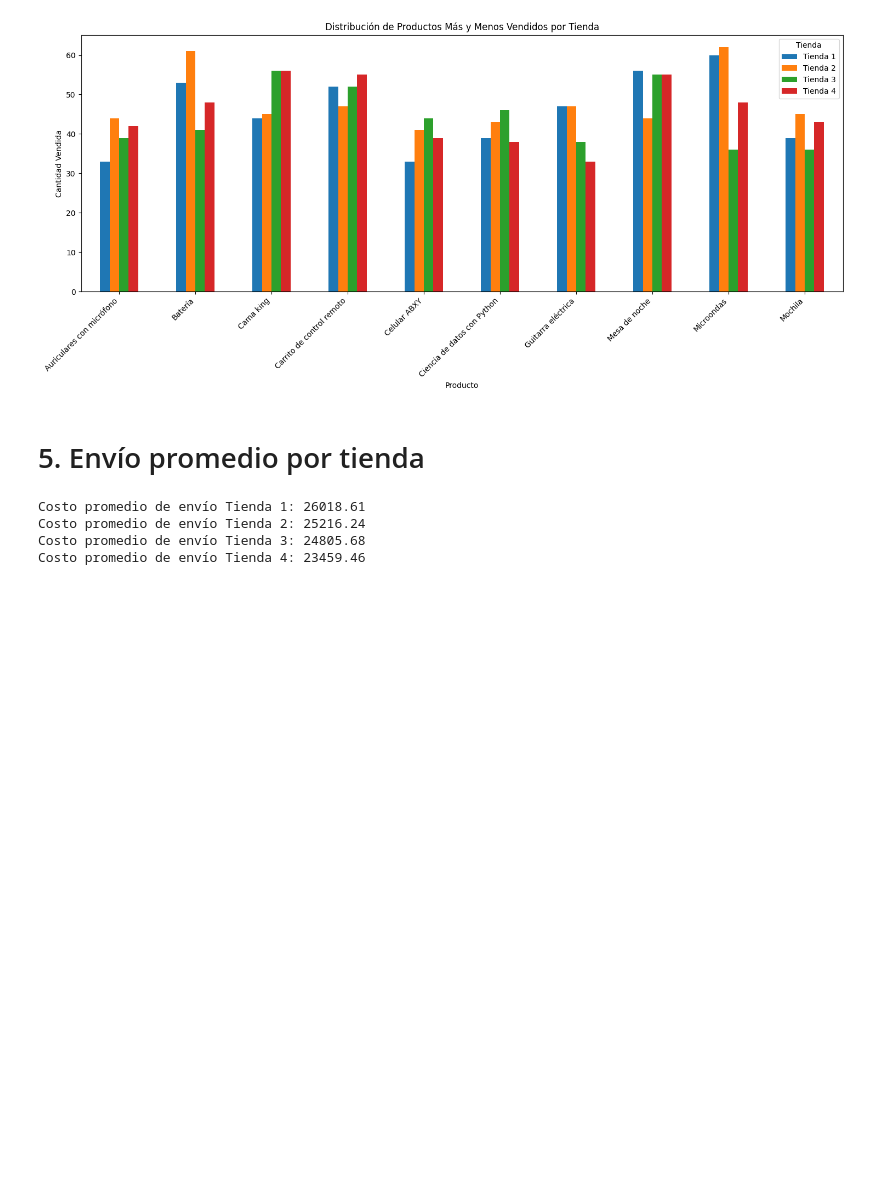
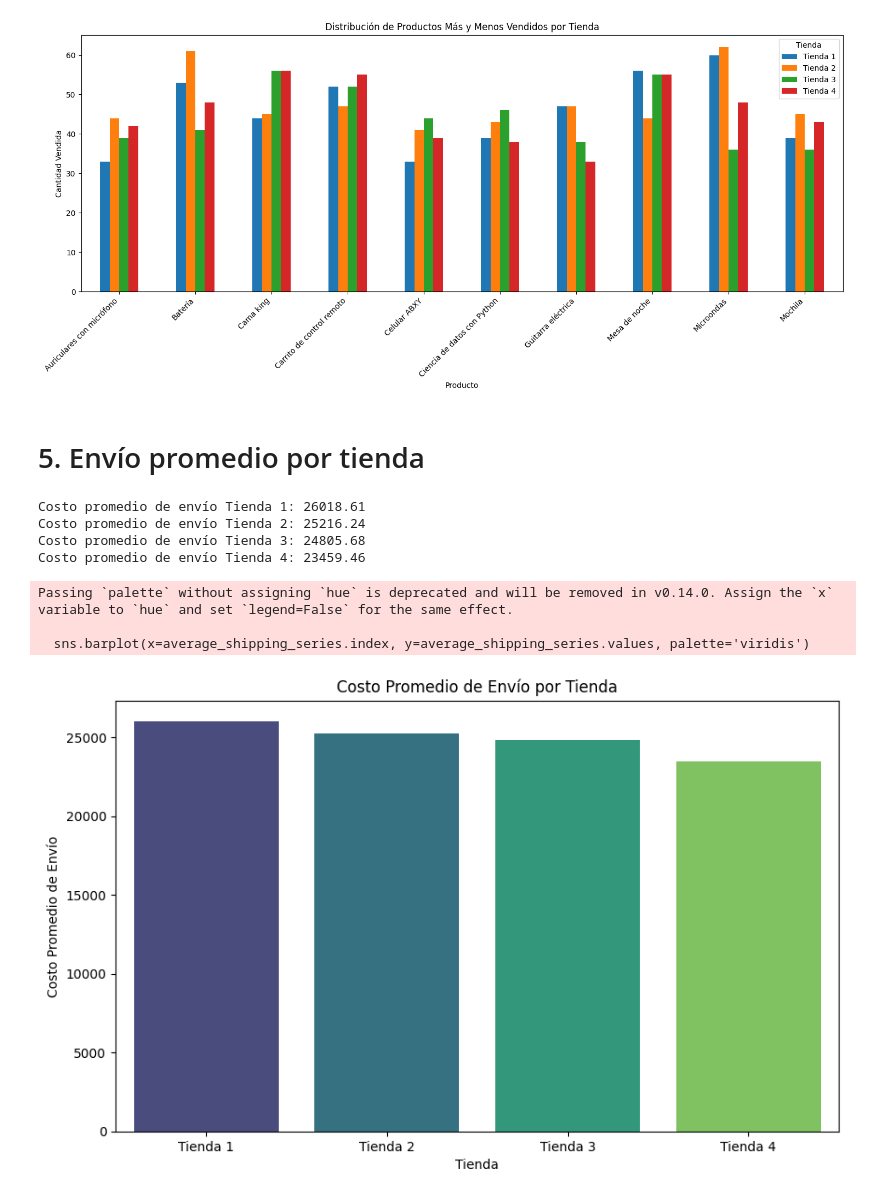
Before and after one commit to Beaebert/challenge1-data-science-latam, a Jupyter notebook: AluraStoreLatam.ipynb, the cells around one changed output. Saved outputs shown, nothing was run; the diff lists cells and outputs as text; code cells hidden in the pictures; blank space fills up the shorter version.

```diff
--- a/AluraStoreLatam.ipynb
+++ b/AluraStoreLatam.ipynb
@@ -390,3 +390,47 @@ Costo promedio de envío Tienda 1: 26018.61
 Costo promedio de envío Tienda 2: 25216.24
 Costo promedio de envío Tienda 3: 24805.68
 Costo promedio de envío Tienda 4: 23459.46
+# %%
+import matplotlib.pyplot as plt
+import seaborn as sns
+import pandas as pd
+
+url = "https://raw.githubusercontent.com/alura-es-cursos/challenge1-data-science-latam/refs/heads/main/base-de-datos-challenge1-latam/tienda_1%20.csv"
+url2 = "https://raw.githubusercontent.com/alura-es-cursos/challenge1-data-science-latam/refs/heads/main/base-de-datos-challenge1-latam/tienda_2.csv"
+url3 = "https://raw.githubusercontent.com/alura-es-cursos/challenge1-data-science-latam/refs/heads/main/base-de-datos-challenge1-latam/tienda_3.csv"
+url4 = "https://raw.githubusercontent.com/alura-es-cursos/challenge1-data-science-latam/refs/heads/main/base-de-datos-challenge1-latam/tienda_4.csv"
+
+tienda = pd.read_csv(url)
+tienda2 = pd.read_csv(url2)
+tienda3 = pd.read_csv(url3)
+tienda4 = pd.read_csv(url4)
+
+# Calculate the average shipping cost for each store
+average_shipping_tienda1 = tienda['Costo de envío'].mean()
+average_shipping_tienda2 = tienda2['Costo de envío'].mean()
+average_shipping_tienda3 = tienda3['Costo de envío'].mean()
+average_shipping_tienda4 = tienda4['Costo de envío'].mean()
+
+# Create a dictionary with store names and their average shipping costs
+average_shipping_data = {
+    'Tienda 1': average_shipping_tienda1,
+    'Tienda 2': average_shipping_tienda2,
+    'Tienda 3': average_shipping_tienda3,
+    'Tienda 4': average_shipping_tienda4
+}
+
+# Create a pandas Series from the dictionary
+average_shipping_series = pd.Series(average_shipping_data)
+
+# Create a bar chart
+plt.figure(figsize=(10, 6))
+sns.barplot(x=average_shipping_series.index, y=average_shipping_series.values, palette='viridis')
+plt.title('Costo Promedio de Envío por Tienda')
+plt.xlabel('Tienda')
+plt.ylabel('Costo Promedio de Envío')
+plt.show()
+# %% [output]
+Passing `palette` without assigning `hue` is deprecated and will be removed in v0.14.0. Assign the `x` variable to `hue` and set `legend=False` for the same effect.
+
+  sns.barplot(x=average_shipping_series.index, y=average_shipping_series.values, palette='viridis')
+[figure, added]
```
Also changed, not shown: parts of 1 cell of this notebook.
